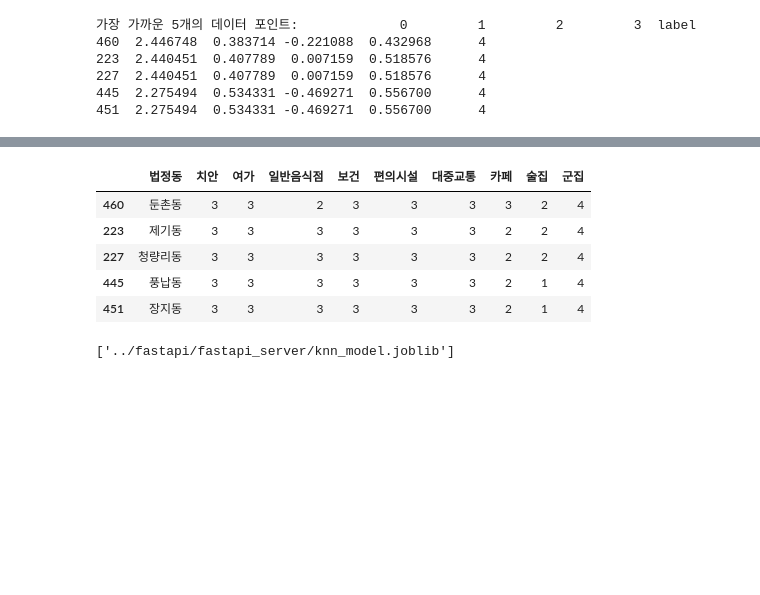
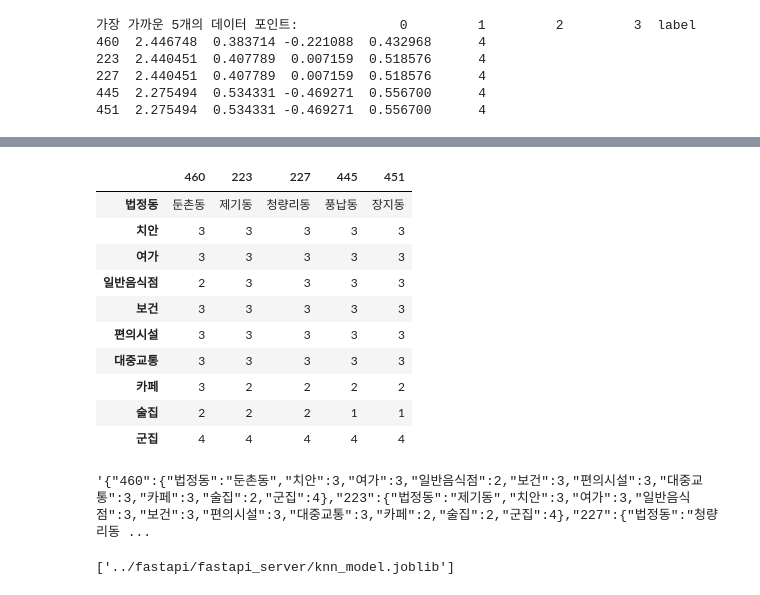
Before and after one commit to naedonnaelife/naedonnaesan, a Jupyter notebook: Clustering/KNN돌리기.ipynb, the cells around one changed output, grey strips where cells are left out. Drawn from its saved outputs; the diff is of its cells as text; code cells hidden in the pictures; blank space fills up the shorter version.

```diff
--- a/Clustering/KNN돌리기.ipynb
+++ b/Clustering/KNN돌리기.ipynb
@@ -200,14 +205,24 @@ pandas.core.frame.DataFrame
 # %%
 index = closest_points.index
-# %%
-df.iloc[index]
-# %% [output]
-|  | 법정동 | 치안 | 여가 | 일반음식점 | 보건 | 편의시설 | 대중교통 | 카페 | 술집 | 군집 |
-| 460 | 둔촌동 | 3 | 3 | 2 | 3 | 3 | 3 | 3 | 2 | 4 |
-| 223 | 제기동 | 3 | 3 | 3 | 3 | 3 | 3 | 2 | 2 | 4 |
-| 227 | 청량리동 | 3 | 3 | 3 | 3 | 3 | 3 | 2 | 2 | 4 |
-| 445 | 풍납동 | 3 | 3 | 3 | 3 | 3 | 3 | 2 | 1 | 4 |
-| 451 | 장지동 | 3 | 3 | 3 | 3 | 3 | 3 | 2 | 1 | 4 |
+# %%
+x = df.iloc[index].transpose()
+x
+# %% [output]
+|  | 460 | 223 | 227 | 445 | 451 |
+| 법정동 | 둔촌동 | 제기동 | 청량리동 | 풍납동 | 장지동 |
+| 치안 | 3 | 3 | 3 | 3 | 3 |
+| 여가 | 3 | 3 | 3 | 3 | 3 |
+| 일반음식점 | 2 | 3 | 3 | 3 | 3 |
+| 보건 | 3 | 3 | 3 | 3 | 3 |
+| 편의시설 | 3 | 3 | 3 | 3 | 3 |
+| 대중교통 | 3 | 3 | 3 | 3 | 3 |
+| 카페 | 3 | 2 | 2 | 2 | 2 |
+| 술집 | 2 | 2 | 2 | 1 | 1 |
+| 군집 | 4 | 4 | 4 | 4 | 4 |
+# %%
+z.to_json(force_ascii=False)
+# %% [output]
+'{"460":{"법정동":"둔촌동","치안":3,"여가":3,"일반음식점":2,"보건":3,"편의시설":3,"대중교통":3,"카페":3,"술집":2,"군집":4},"223":{"법정동":"제기동","치안":3,"여가":3,"일반음식점":3,"보건":3,"편의시설":3,"대중교통":3,"카페":2,"술집":2,"군집":4},"227":{"법정동":"청량리동 ...
 # %%
 import os
 
```
Also changed, not shown: parts of 2 cells of this notebook, 1 other file.
